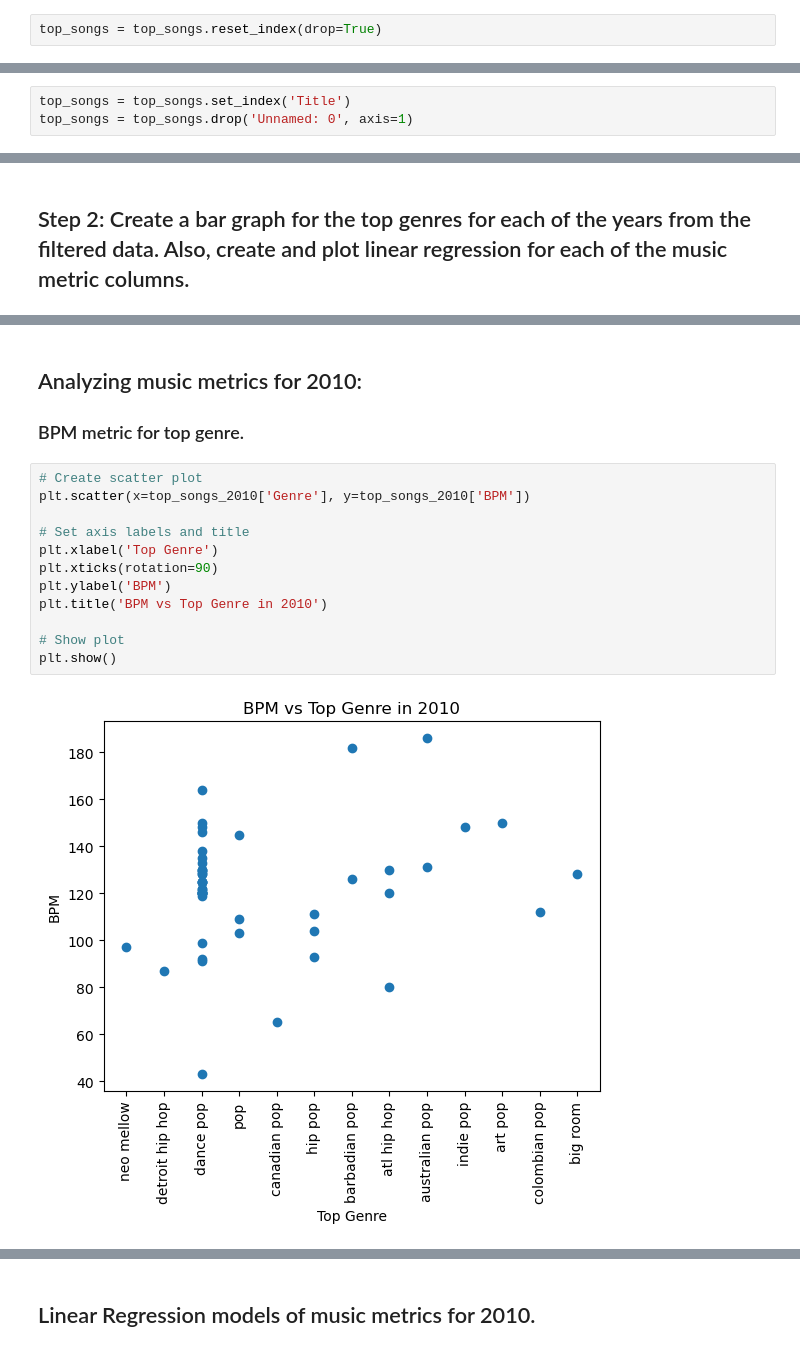
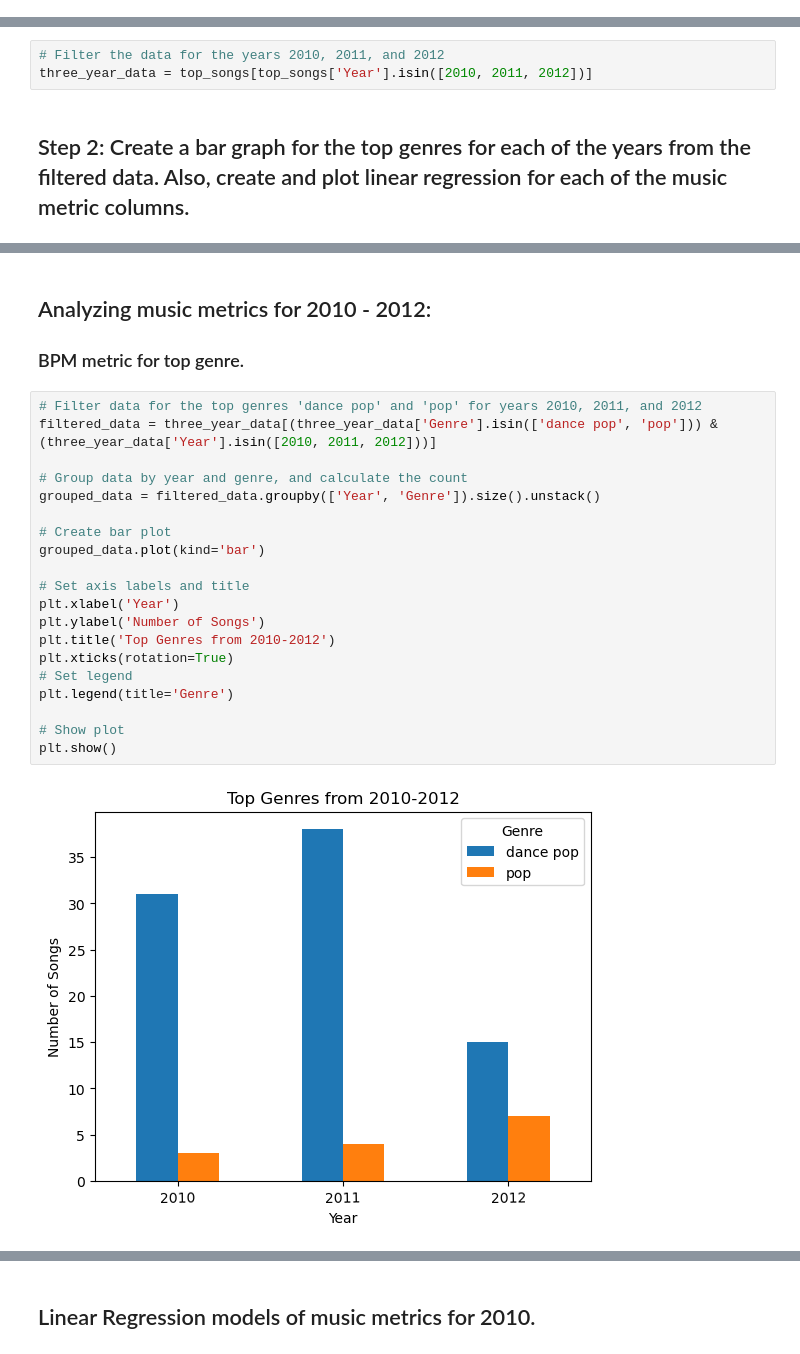
Before and after one commit to dalfonsonash/Week-7-Project-1, a Jupyter notebook: SpotiPy.ipynb, the cells around one changed output, grey strips where cells are left out. Drawn from its saved outputs; the diff is of its cells as text.

Commit message:
Couple of changes to music metric analysis.

```diff
--- a/SpotiPy.ipynb
+++ b/SpotiPy.ipynb
@@ -73,2 +45,0 @@ top_songs.drop(['live', 'val', 'acous', 'pop'], axis=1)
-# %%
-top_songs = top_songs.reset_index(drop=True)
@@ -98,3 +45,0 @@ top_songs.head(5)
-# %%
-top_songs = top_songs.set_index('Title')
-top_songs = top_songs.drop('Unnamed: 0', axis=1)
@@ -119,3 +46,6 @@ top_songs.head(5)
+# %%
+# Filter the data for the years 2010, 2011, and 2012
+three_year_data = top_songs[top_songs['Year'].isin([2010, 2011, 2012])]
 # %% [markdown]
 ## Step 2: Create a bar graph for the top genres for each of the years from the filtered data.  Also, create and plot linear regression for each of the music metric columns.
 # %% [markdown]
@@ -140,17 +105,25 @@ plt.show()
 # %% [markdown]
-## Analyzing music metrics for 2010:
+## Analyzing music metrics for 2010 - 2012:
 ### BPM metric for top genre.
 # %%
-# Create scatter plot
-plt.scatter(x=top_songs_2010['Genre'], y=top_songs_2010['BPM'])
+# Filter data for the top genres 'dance pop' and 'pop' for years 2010, 2011, and 2012
+filtered_data = three_year_data[(three_year_data['Genre'].isin(['dance pop', 'pop'])) & (three_year_data['Year'].isin([2010, 2011, 2012]))]
+
+# Group data by year and genre, and calculate the count
+grouped_data = filtered_data.groupby(['Year', 'Genre']).size().unstack()
+
+# Create bar plot
+grouped_data.plot(kind='bar')
 
 # Set axis labels and title
-plt.xlabel('Top Genre')
-plt.xticks(rotation=90)
-plt.ylabel('BPM')
-plt.title('BPM vs Top Genre in 2010')
+plt.xlabel('Year')
+plt.ylabel('Number of Songs')
+plt.title('Top Genres from 2010-2012')
+plt.xticks(rotation=True)
+# Set legend
+plt.legend(title='Genre')
 
 # Show plot
 plt.show()
 # %% [output]
-[figure, old version]
+[figure, new version]
```
Also changed, not shown: parts of 19 cells of this notebook.
